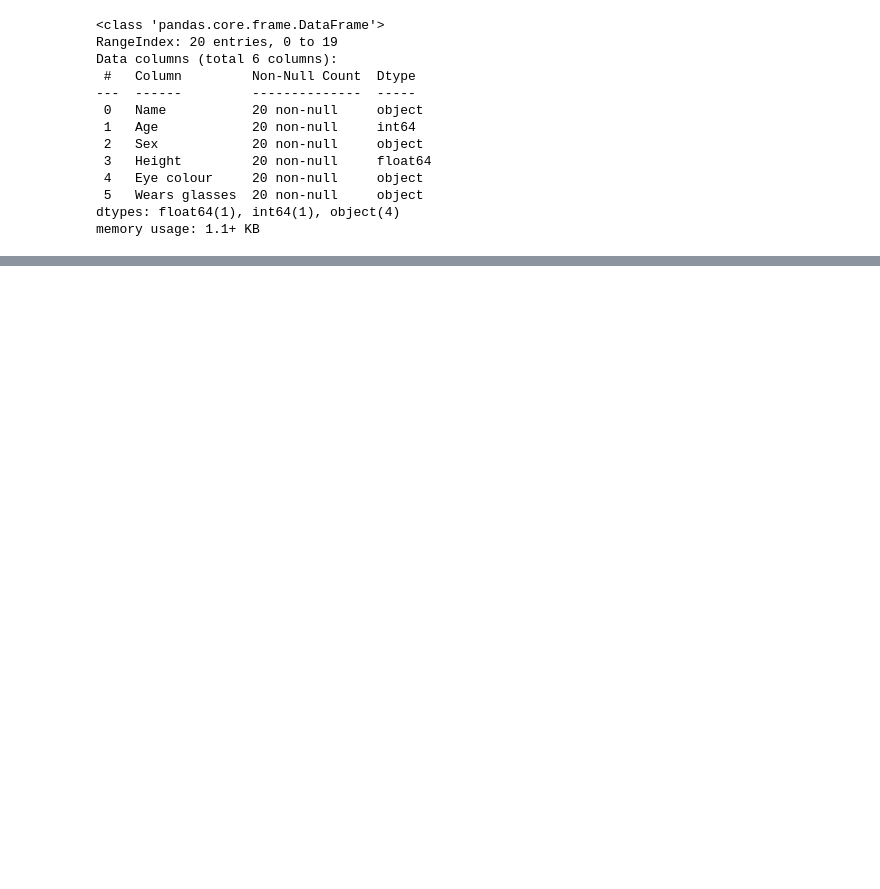
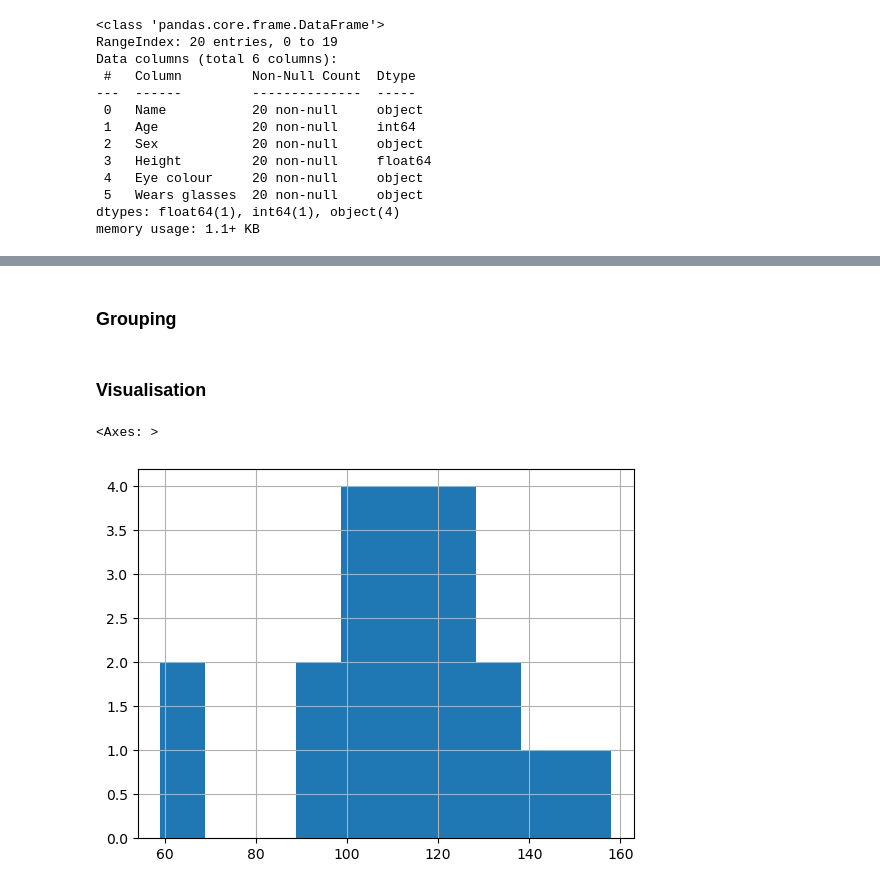
Before and after one commit to andremann/SciSci-course, a Jupyter notebook: 01-laboratory.ipynb, the cells around one changed output, grey strips where cells are left out. Drawn from its saved outputs; the diff is of its cells as text; code cells hidden in the pictures; blank space fills up the shorter version.

```diff
--- a/01-laboratory.ipynb
+++ b/01-laboratory.ipynb
@@ -55,0 +291,9 @@ df.describe(include='all')
+# %% [markdown]
+### Grouping
+# %% [markdown]
+### Visualisation
+# %%
+df['Height'].hist() # Try with other columns
+# %% [output]
+<Axes: >
+[figure, added]
```
Also changed, not shown: parts of 32 cells of this notebook.
